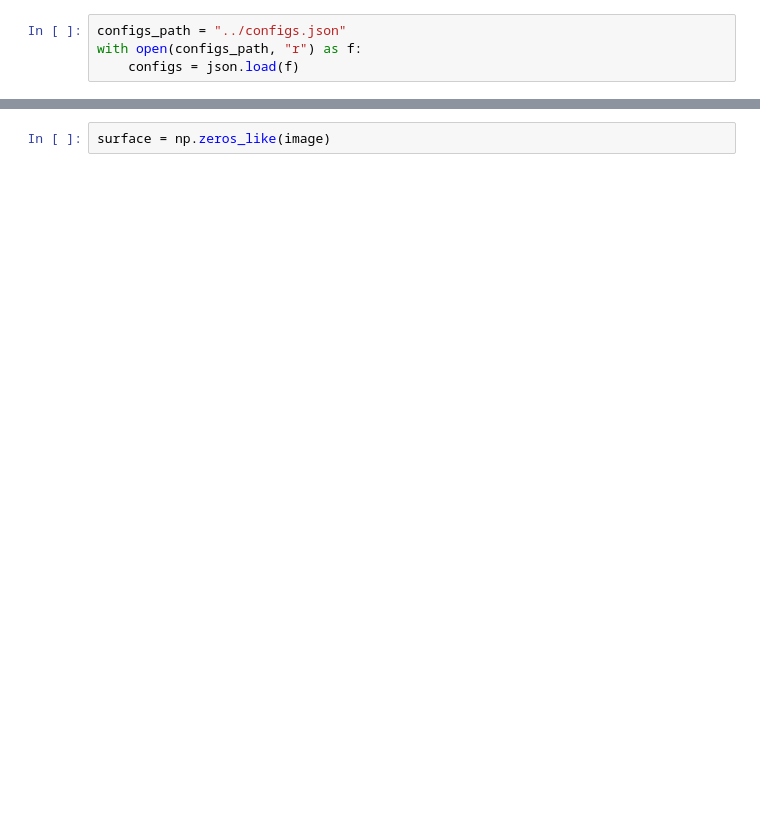
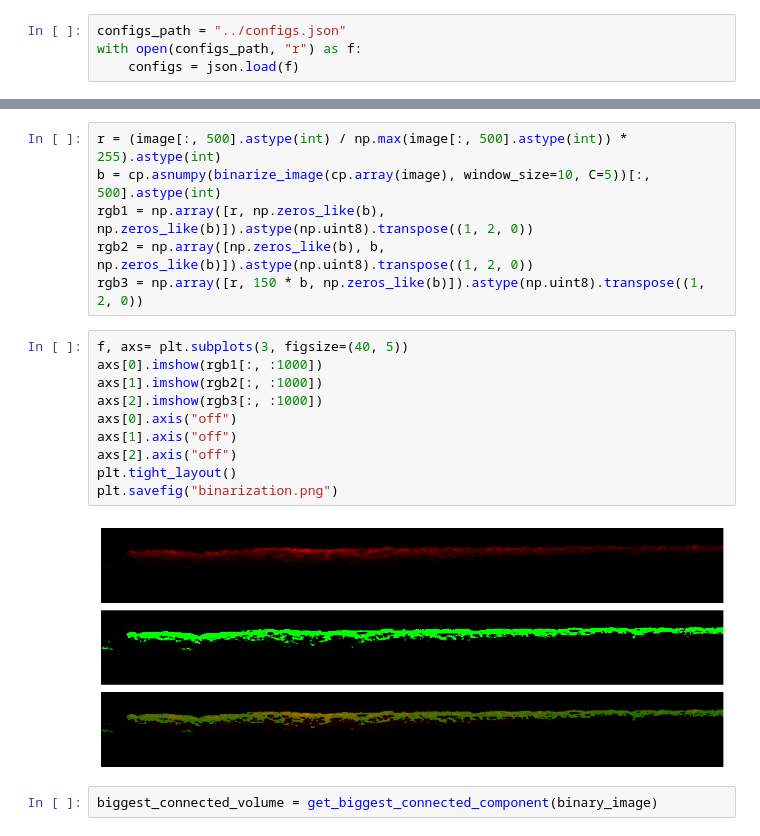
Before and after one commit to uderhardtlab/synovium_surface, a Jupyter notebook: notebooks/surface_extraction.ipynb, the cells around one changed output, grey strips where cells are left out. Cells and saved outputs as stored; diff of their text form; blank space fills up the shorter version.

```diff
--- a/notebooks/surface_extraction.ipynb
+++ b/notebooks/surface_extraction.ipynb
@@ -22,2 +36,20 @@ y = image.shape[1]
 # %%
-surface = np.zeros_like(image)
+r = (image[:, 500].astype(int) / np.max(image[:, 500].astype(int)) * 255).astype(int)
+b = cp.asnumpy(binarize_image(cp.array(image), window_size=10, C=5))[:, 500].astype(int)
+rgb1 = np.array([r, np.zeros_like(b), np.zeros_like(b)]).astype(np.uint8).transpose((1, 2, 0))
+rgb2 = np.array([np.zeros_like(b), b, np.zeros_like(b)]).astype(np.uint8).transpose((1, 2, 0))
+rgb3 = np.array([r, 150 * b, np.zeros_like(b)]).astype(np.uint8).transpose((1, 2, 0))
+# %%
+f, axs= plt.subplots(3, figsize=(40, 5))
+axs[0].imshow(rgb1[:, :1000])
+axs[1].imshow(rgb2[:, :1000])
+axs[2].imshow(rgb3[:, :1000])
+axs[0].axis("off")
+axs[1].axis("off")
+axs[2].axis("off")
+plt.tight_layout()
+plt.savefig("binarization.png")
+# %% [output]
+[figure, added]
+# %%
+biggest_connected_volume = get_biggest_connected_component(binary_image)
```
Also changed, not shown: parts of 9 cells of this notebook, 5 other files.
